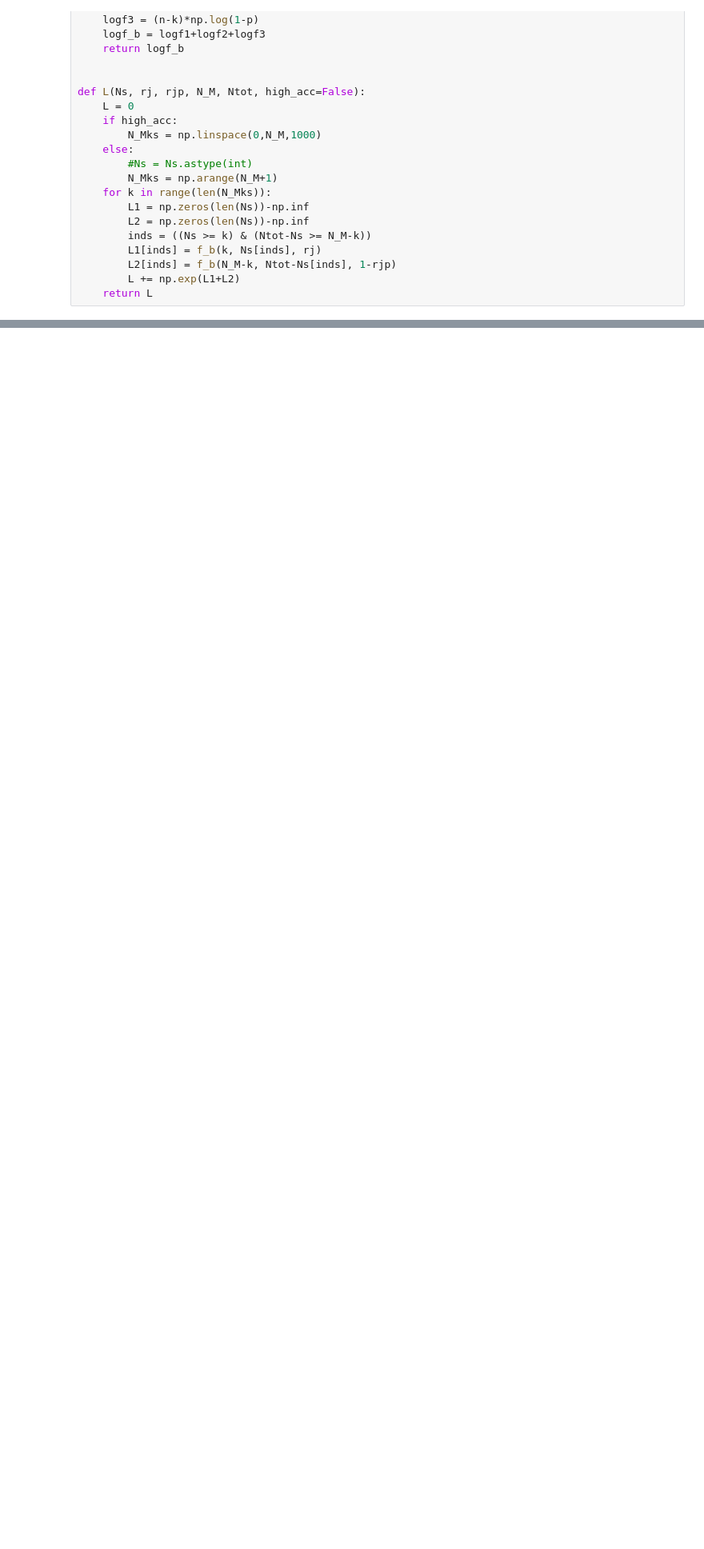
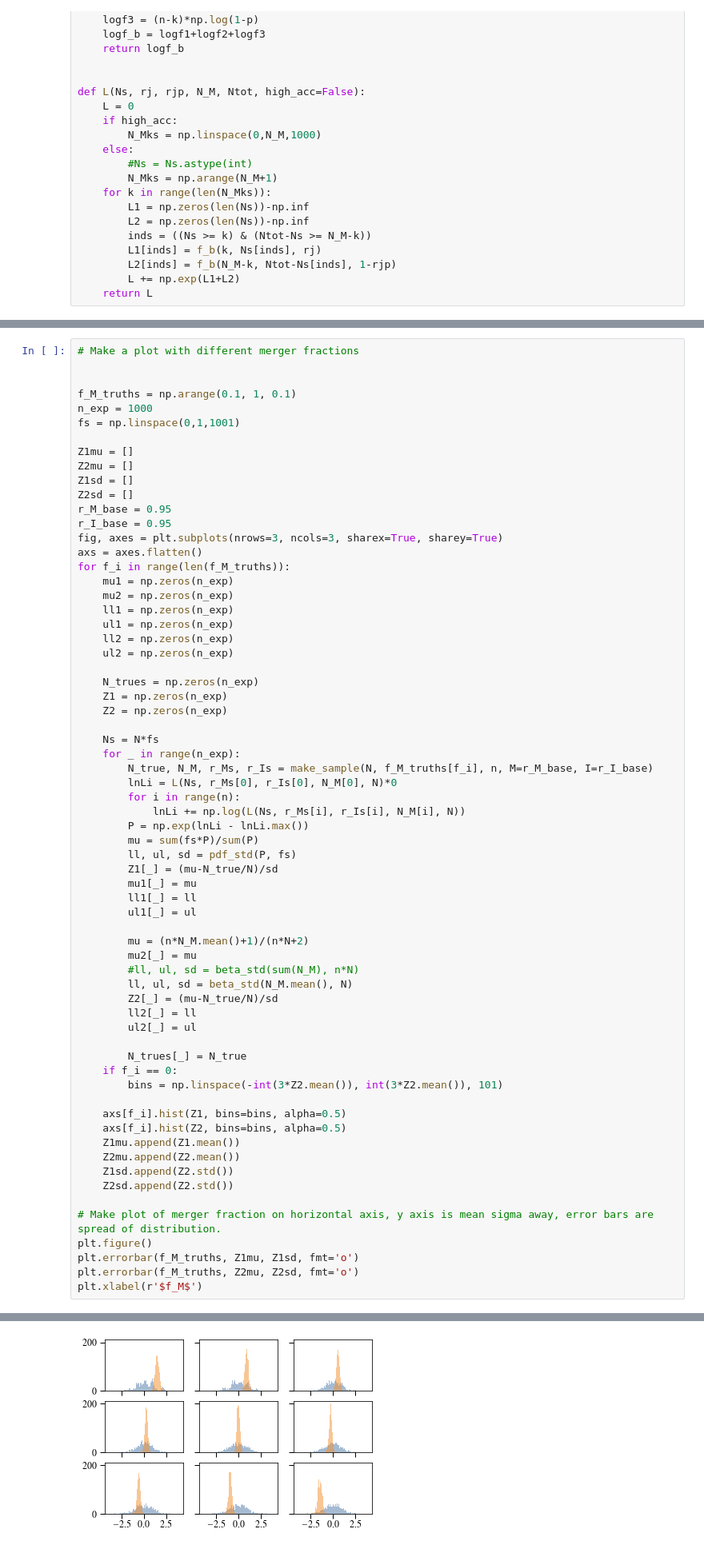
Before and after one commit to dncnwtts/merger_classification, a Jupyter notebook: accuracy_analysis.ipynb, the cells around one changed output, grey strips where cells are left out. Shown at 80% size. Drawn from its saved outputs; the diff is of its cells as text; blank space fills up the shorter version.

```diff
--- a/accuracy_analysis.ipynb
+++ b/accuracy_analysis.ipynb
@@ -133,0 +134,67 @@ Text(0.5, 0, '$(\\hat f_M-f_M)/\\sigma_{f_M}$')
+# %%
+# Make a plot with different merger fractions
+
+
+f_M_truths = np.arange(0.1, 1, 0.1)
+n_exp = 1000
+fs = np.linspace(0,1,1001)
+
+Z1mu = []
+Z2mu = []
+Z1sd = []
+Z2sd = []
+r_M_base = 0.95
+r_I_base = 0.95
+fig, axes = plt.subplots(nrows=3, ncols=3, sharex=True, sharey=True)
+axs = axes.flatten()
+for f_i in range(len(f_M_truths)):
+    mu1 = np.zeros(n_exp)
+    mu2 = np.zeros(n_exp)
+    ll1 = np.zeros(n_exp)
+    ul1 = np.zeros(n_exp)
+    ll2 = np.zeros(n_exp)
+    ul2 = np.zeros(n_exp)
+
+    N_trues = np.zeros(n_exp)
+    Z1 = np.zeros(n_exp)
+    Z2 = np.zeros(n_exp)
+
+    Ns = N*fs
+    for _ in range(n_exp):
+        N_true, N_M, r_Ms, r_Is = make_sample(N, f_M_truths[f_i], n, M=r_M_base, I=r_I_base)
+        lnLi = L(Ns, r_Ms[0], r_Is[0], N_M[0], N)*0
+        for i in range(n):
+            lnLi += np.log(L(Ns, r_Ms[i], r_Is[i], N_M[i], N))
+        P = np.exp(lnLi - lnLi.max())
+        mu = sum(fs*P)/sum(P)
+        ll, ul, sd = pdf_std(P, fs)
+        Z1[_] = (mu-N_true/N)/sd
+        mu1[_] = mu
+        ll1[_] = ll
+        ul1[_] = ul
+
+        mu = (n*N_M.mean()+1)/(n*N+2)
+        mu2[_] = mu
+        #ll, ul, sd = beta_std(sum(N_M), n*N)
+        ll, ul, sd = beta_std(N_M.mean(), N)
+        Z2[_] = (mu-N_true/N)/sd
+        ll2[_] = ll
+        ul2[_] = ul
+
+        N_trues[_] = N_true
+    if f_i == 0:
+        bins = np.linspace(-int(3*Z2.mean()), int(3*Z2.mean()), 101)
+
+    axs[f_i].hist(Z1, bins=bins, alpha=0.5)
+    axs[f_i].hist(Z2, bins=bins, alpha=0.5)
+    Z1mu.append(Z1.mean())
+    Z2mu.append(Z2.mean())
+    Z1sd.append(Z2.std())
+    Z2sd.append(Z2.std())
+
+# Make plot of merger fraction on horizontal axis, y axis is mean sigma away, error bars are spread of distribution.
+plt.figure()
+plt.errorbar(f_M_truths, Z1mu, Z1sd, fmt='o')
+plt.errorbar(f_M_truths, Z2mu, Z2sd, fmt='o')
+plt.xlabel(r'$f_M$')
+# %% [output]
@@ -133,0 +202 @@ Text(0.5, 0, '$(\\hat f_M-f_M)/\\sigma_{f_M}$')
+[figure, added]
```
Also changed, not shown: parts of 7 cells of this notebook.
